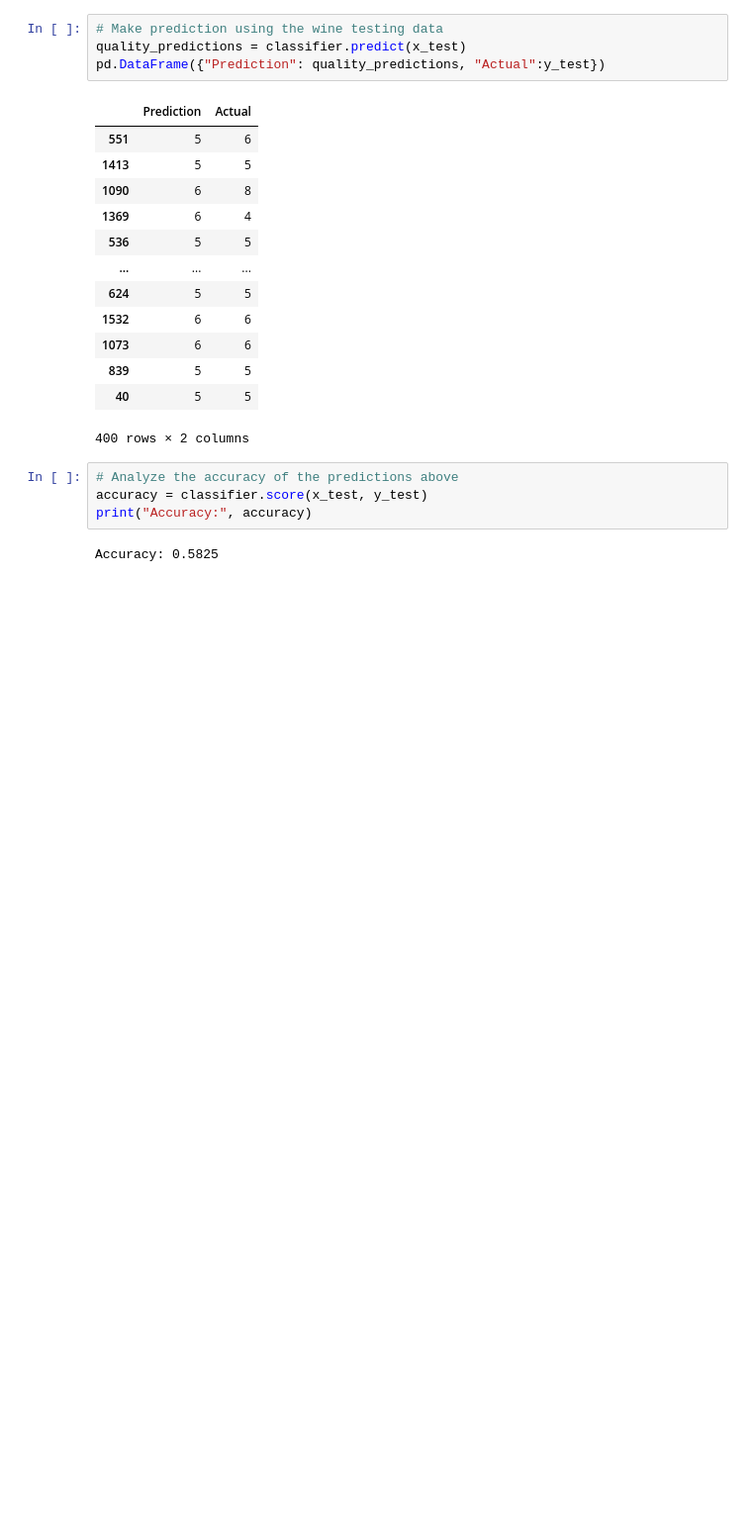
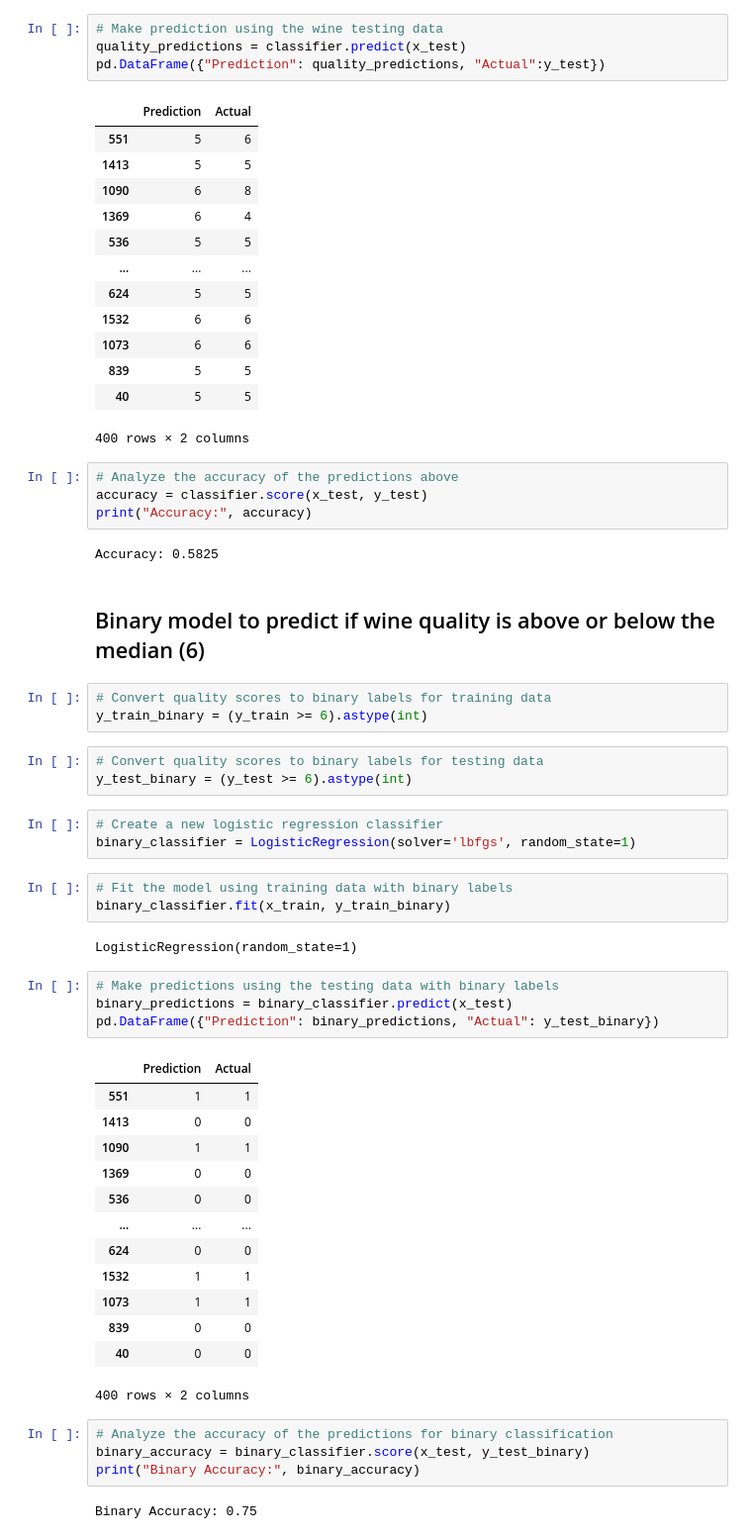
Before and after one commit to Npack08/Project_4, a Jupyter notebook: wine_quality_predictions.ipynb, the cells around one changed output. Shown: that part at 99% size. Saved outputs shown, nothing was run; the diff lists cells and outputs as text; blank space fills up the shorter version.

Commit message:
Added binary model

```diff
--- a/wine_quality_predictions.ipynb
+++ b/wine_quality_predictions.ipynb
@@ -174,3 +178,43 @@ accuracy = classifier.score(x_test, y_test)
 print("Accuracy:", accuracy)
 # %% [output]
 Accuracy: 0.5825
+# %% [markdown]
+## Binary model to predict if wine quality is above or below the median (6)
+# %%
+# Convert quality scores to binary labels for training data
+y_train_binary = (y_train >= 6).astype(int)
+# %%
+# Convert quality scores to binary labels for testing data
+y_test_binary = (y_test >= 6).astype(int)
+# %%
+# Create a new logistic regression classifier
+binary_classifier = LogisticRegression(solver='lbfgs', random_state=1)
+# %%
+# Fit the model using training data with binary labels
+binary_classifier.fit(x_train, y_train_binary)
+# %% [output]
+LogisticRegression(random_state=1)
+# %%
+# Make predictions using the testing data with binary labels
+binary_predictions = binary_classifier.predict(x_test)
+pd.DataFrame({"Prediction": binary_predictions, "Actual": y_test_binary})
+# %% [output]
+|  | Prediction | Actual |
+| 551 | 1 | 1 |
+| 1413 | 0 | 0 |
+| 1090 | 1 | 1 |
+| 1369 | 0 | 0 |
+| 536 | 0 | 0 |
+| ... | ... | ... |
+| 624 | 0 | 0 |
+| 1532 | 1 | 1 |
+| 1073 | 1 | 1 |
+| 839 | 0 | 0 |
+| 40 | 0 | 0 |
+400 rows × 2 columns
+# %%
+# Analyze the accuracy of the predictions for binary classification
+binary_accuracy = binary_classifier.score(x_test, y_test_binary)
+print("Binary Accuracy:", binary_accuracy)
+# %% [output]
+Binary Accuracy: 0.75
```
Also changed, not shown: parts of 2 cells of this notebook.
